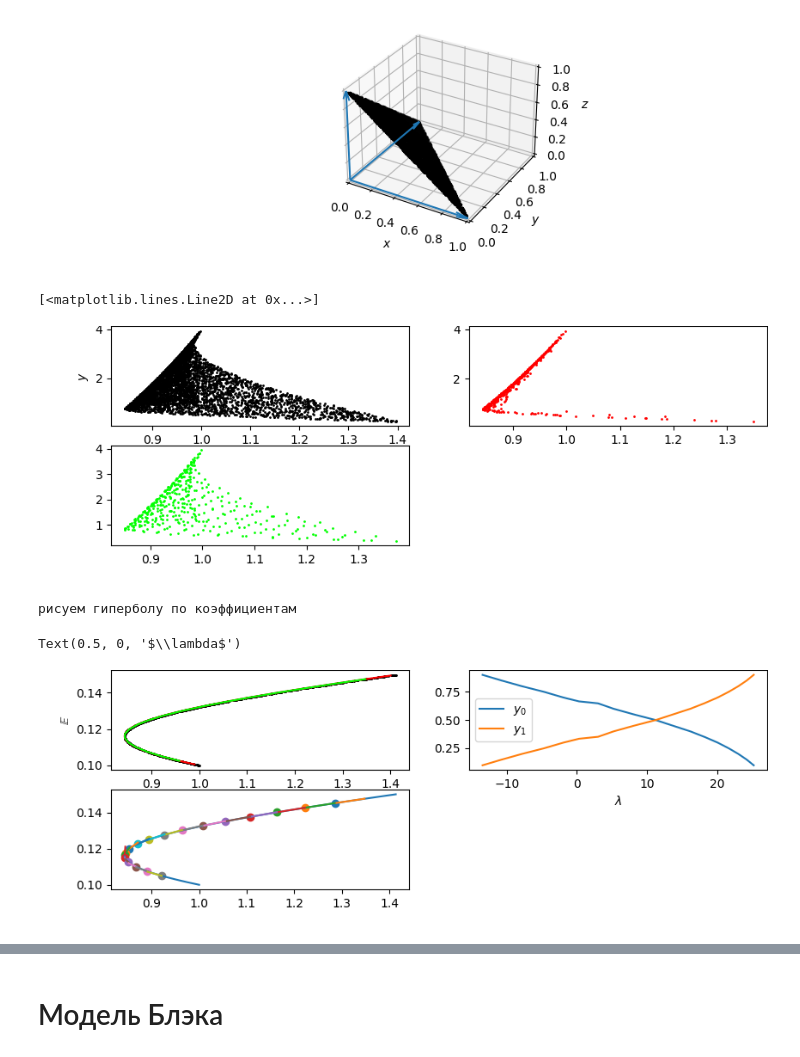
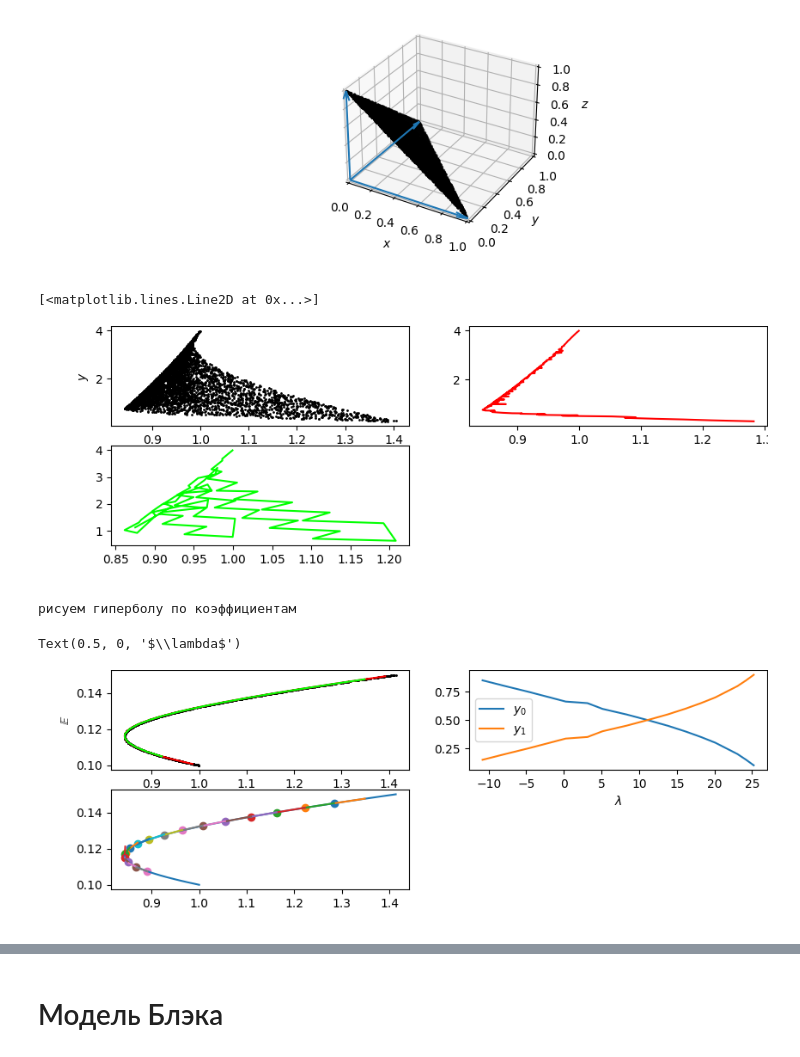
Before and after one commit to TimofeyTis/portfelniy_analyz, a Jupyter notebook: test.ipynb, the cells around one changed output, grey strips where cells are left out. Drawn from its saved outputs; the diff is of its cells as text; code cells hidden in the pictures.

```diff
--- a/test.ipynb
+++ b/test.ipynb
@@ -390,7 +393,7 @@ def dkm_boundaty(E, D):
     для меры риска будем использоавть взвешеннуб смесь матожидания и дисперсии pi = D - beta*E
     """
     BETA = 0.9
-    BATCH_SIZE = 10
+    BATCH_SIZE = 20
     sol = []
 
     id_batches = batched(E.argsort(), BATCH_SIZE)
@@ -402,19 +405,23 @@ def dkm_boundaty(E, D):
     return np.array(sol).T
 
 
-def dkm_boundaty_smooth(x, m, cov):
+def dkm_boundaty_smooth(x, m, cov, EPSILON = 0.1):
     """
     x.shape==(-1, 3)
     batch_size = 10
     для меры риска будем использоавть взвешеннуб смесь матожидания и дисперсии pi = D - beta*E
     """
     BETA = 0.9
-    EPSILON = 0.05
     sol = []
     sol_im= []
+    count = 1
     for i in np.arange(0.0, 1, EPSILON):
+
         id = (x[:, 0] > i) & (x[:, 0] < i + EPSILON)
-        for j in  np.arange(0, 1, EPSILON):
+        order = np.arange(0, 1, EPSILON) if count%2  else np.arange(1-EPSILON, 0+EPSILON, -EPSILON)
+        count+=1
+        countj = 1
+        for j in  order:
             jd = (x[id][:,1] > j) & (x[id][:,1] < j + EPSILON)
 
             if x.shape[1]==2:
@@ -427,14 +434,21 @@ def dkm_boundaty_smooth(x, m, cov):
                     sol.append(s)
                     sol_im.append(batch[Q == s])
             else:
-                for k in  np.arange(0.0, 1.0, EPSILON):
+                orderj = np.arange(0, 1, EPSILON) if count%2  else np.arange(1-EPSILON, 0+EPSILON, -EPSILON)
+                countj += 1
+                for k in  orderj:
                     kd = (x[id][jd][:,2] > k) &( x[id][jd][:,2] < k + EPSILON)
                     batch = x[id][jd][kd]
 
                     E = batch@m
                     D = np.sqrt([x_@cov@x_.T for x_ in batch])
                     Q = np.stack((D, E), axis=1)
-                    if len(Q): sol.append(min(Q, key=lambda q: q[0] - BETA*q[1]))
+                    norm = 0 if not(sol) else np.linalg.norm(Q-sol[-1])
+                    if len(Q):
+                        s = min(Q, key=lambda q: q[0] - BETA*q[1])
+                        sol.append(s)
+                        sol_im.append(batch[(Q == s)[:,0]])
+    #D,E  = np.array(sol).T
     return np.array(sol).T, np.array(sol_im)
 
 
@@ -534,22 +548,22 @@ ax.quiver(x, y, z, u, v, w, arrow_length_ratio=0.1)
 # %%
 m = np.array([1, 0.2, 4])
 cov = np.array([[1, 0.1, 0.9], [0.1, 2, 0.8], [0.9, 0.8, 1]])
 E = X@m
 D = np.sqrt([x@cov@x.T for x in X])
 fig, ax = fig_ax_template()
 ax.scatter(D, E, s=1, color=(0, 0, 0))
 
 divider = make_axes_locatable(ax)
 cax = divider.append_axes("right", "100%", pad="20%")
 D,E = dkm_boundaty(E,D)
-cax.plot(D,E, "o",color = (1,0,0), markersize = 1)
+cax.plot(D,E, color = (1,0,0), markersize = 1)
 
 cax1 = divider.append_axes("bottom", "100%", pad="20%")
-(D,E),x = dkm_boundaty_smooth(X,m,cov)
-cax1.plot(D,E, "o",  color = (0,1,0), markersize = 1)
+(D,E),x = dkm_boundaty_smooth(X,m,cov, 0.1)
+cax1.plot(D,E,  color = (0,1,0))
 # %% [output]
 [<matplotlib.lines.Line2D at 0x...>]
-[figure, old version]
+[figure, new version]
 # %%
 SIZE = 1000
 X = np.zeros(shape=(SIZE, 2))
@@ -572,19 +586,20 @@ cax = divider.append_axes("bottom", "100%", pad="20%")
 dkm(m, cov, fig, cax)
 
 
+D1,E1 = dkm_boundaty(E,D)
+ax.plot(D1,E1,  color = (1,0,0), markersize = 1)
 
 
 
 
-D,E = dkm_boundaty(E,D)
-ax.plot(D,E,  color = (1,0,0), markersize = 1)
 
-(D,E),x = dkm_boundaty_smooth(X,m,cov)
+
+(D,E),x = dkm_boundaty_smooth(X,m,cov,0.05)
 ax.plot(D,E,  color = (0,1,0), markersize = 1)
 
 
 #для меры риска будем использоавть взвешеннуб смесь матожидания и дисперсии pi = D - beta*E
-id = np.arange(1,19,1)
+id = np.arange(1,len(E)-1,1)
 hn = 1
 lamda =  (D[id+hn]-D[id-hn])/(E[id+hn]-E[id-hn])
 l = iter(lamda)
@@ -603,7 +618,7 @@ cax.set_xlabel(r"$\lambda$")
 # %% [output]
 рисуем гиперболу по коэффициентам
 Text(0.5, 0, '$\\lambda$')
-[figure, old version]
+[figure, new version]
 # %%
 a = 0.1
 h = np.array([a, 1])
```
Also changed, not shown: parts of 14 cells of this notebook, 2 other files.
